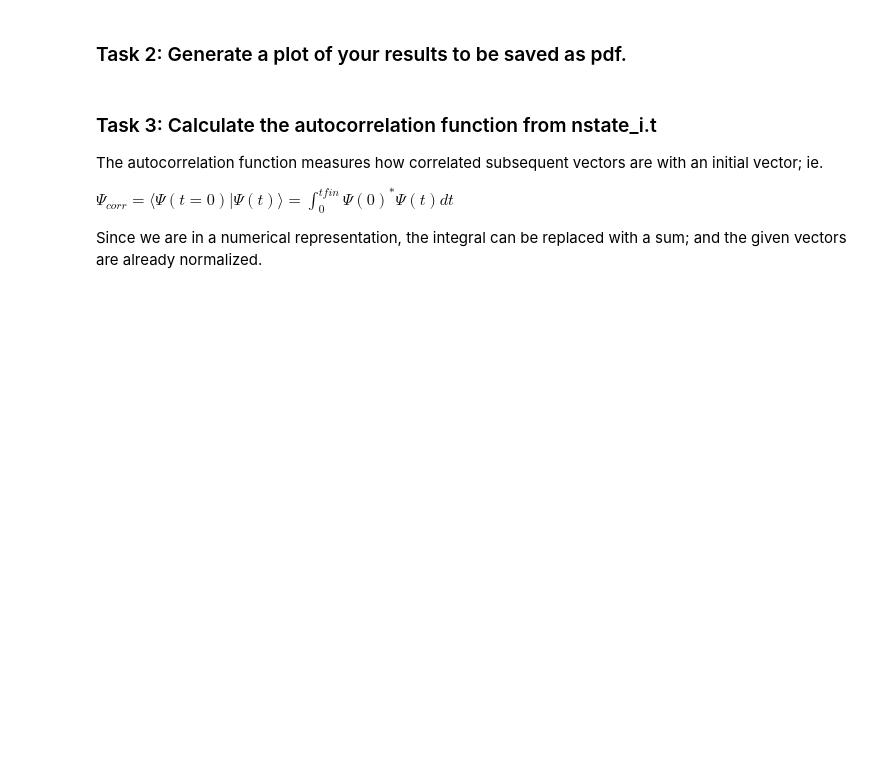
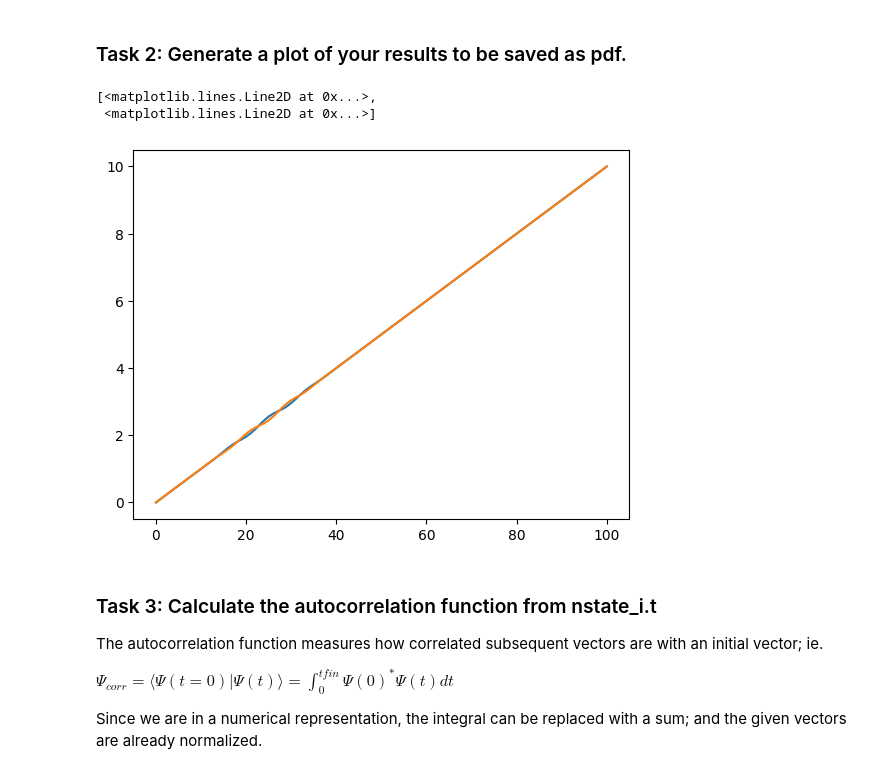
Before and after one commit to tlaus-ukhd/research-question-tlaus, a Jupyter notebook: notebook/notebook_unit1.ipynb, the cells around one changed output. Saved outputs shown, nothing was run; the diff lists cells and outputs as text; code cells hidden in the pictures; blank space fills up the shorter version.

Commit message:
fourier transform

```diff
--- a/notebook/notebook_unit1.ipynb
+++ b/notebook/notebook_unit1.ipynb
@@ -285,3 +300,7 @@ Analyze the data using autocorrelation functions and discrete Fourier transforms
 Here we are interested in column 2 since the others are constant.
 # %%
 # discard the columns with variance below threshold - these are considered constant
+df_ex.var() > 0.0001
+to_drop = df_ex.var()[df_ex.var() < 0.0001].index
+df_relevant = df_ex.drop(columns=to_drop)
+df_relevant
@@ -288,9 +321,15 @@ Here we are interested in column 2 since the others are constant.
 # %%
 # discrete Fourier transform of the remaining column: You only need the real frequencies
+transformed_df = np.fft.rfft(df_relevant)
 # %% [markdown]
 ### Task 2: Generate a plot of your results to be saved as pdf.
 # %%
 # plot your results
+plt.plot(transformed_df)
+# %% [output]
+[<matplotlib.lines.Line2D at 0x...>,
+ <matplotlib.lines.Line2D at 0x...>]
+[figure, added]
 # %% [markdown]
 ### Task 3: Calculate the autocorrelation function from nstate_i.t
 The autocorrelation function measures how correlated subsequent vectors are with an initial vector; ie.
```
Also changed, not shown: parts of 3 cells of this notebook.
